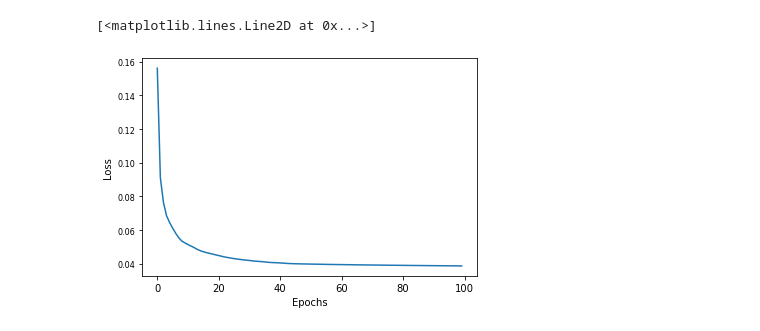
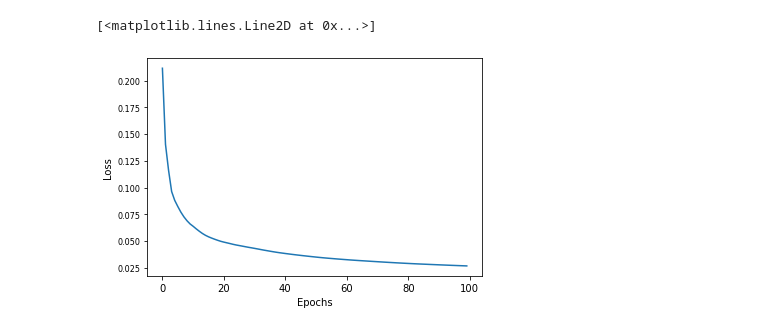
Before and after one commit to tylerkurahashi/python_ML, a Jupyter notebook: autoencoder/train.ipynb, the cells around one changed output. Drawn from its saved outputs; the diff is of its cells as text; code cells hidden in the pictures.

```diff
--- a/autoencoder/train.ipynb
+++ b/autoencoder/train.ipynb
@@ -102,14 +6,14 @@ Epoch 10  Loss:0.21476934850215912 62.72200393676758 sec
 # %%
-with open('./ckpt/SGD_0.2_MSE_batch50_100epoch_unbalanced/loss.json') as f:
+with open('./ckpt/SGD_0.1_MSE_batch100_100epoch_div8_unbalanced/loss.json') as f:
   losses = json.loads(f.read())
 
 plt.xlabel('Epochs', fontsize=10)
 plt.ylabel('Loss', fontsize=10)
 
 # plt.xticks(range(0, 500000, 50000),fontsize=8)
 plt.yticks(fontsize=8)
 
 plt.plot(losses['loss'])
 # %% [output]
 [<matplotlib.lines.Line2D at 0x...>]
-[figure, old version]
+[figure, new version]
```
Also changed, not shown: parts of 4 cells of this notebook, 5 other files.
